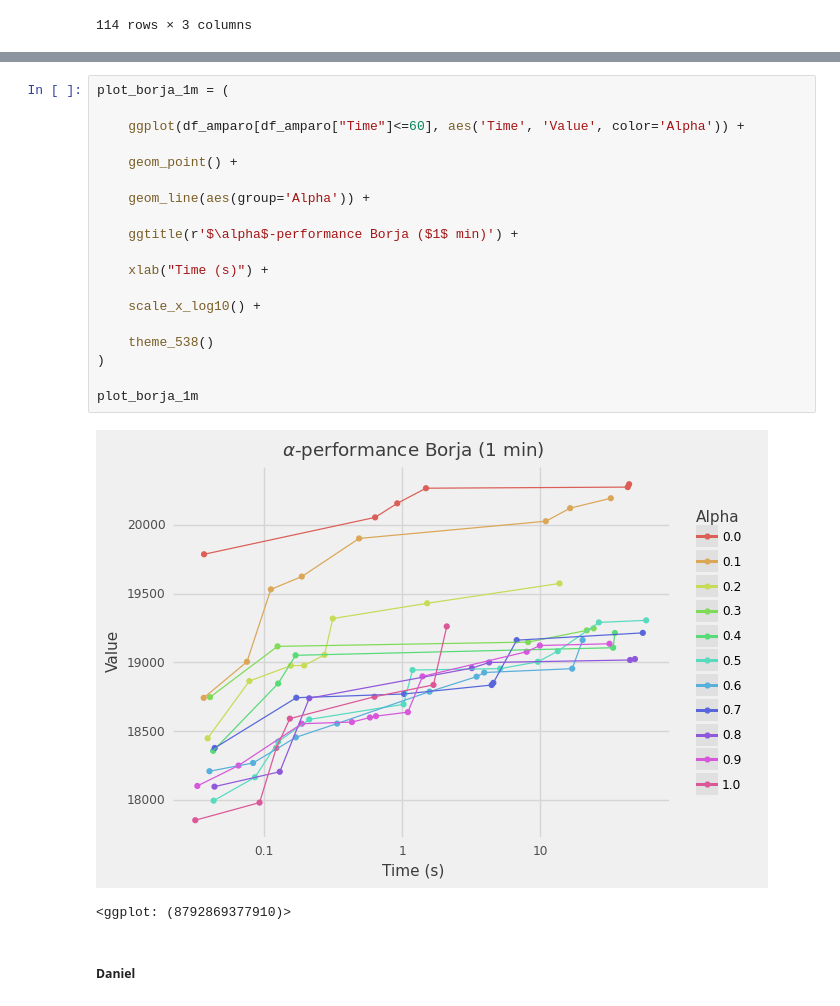
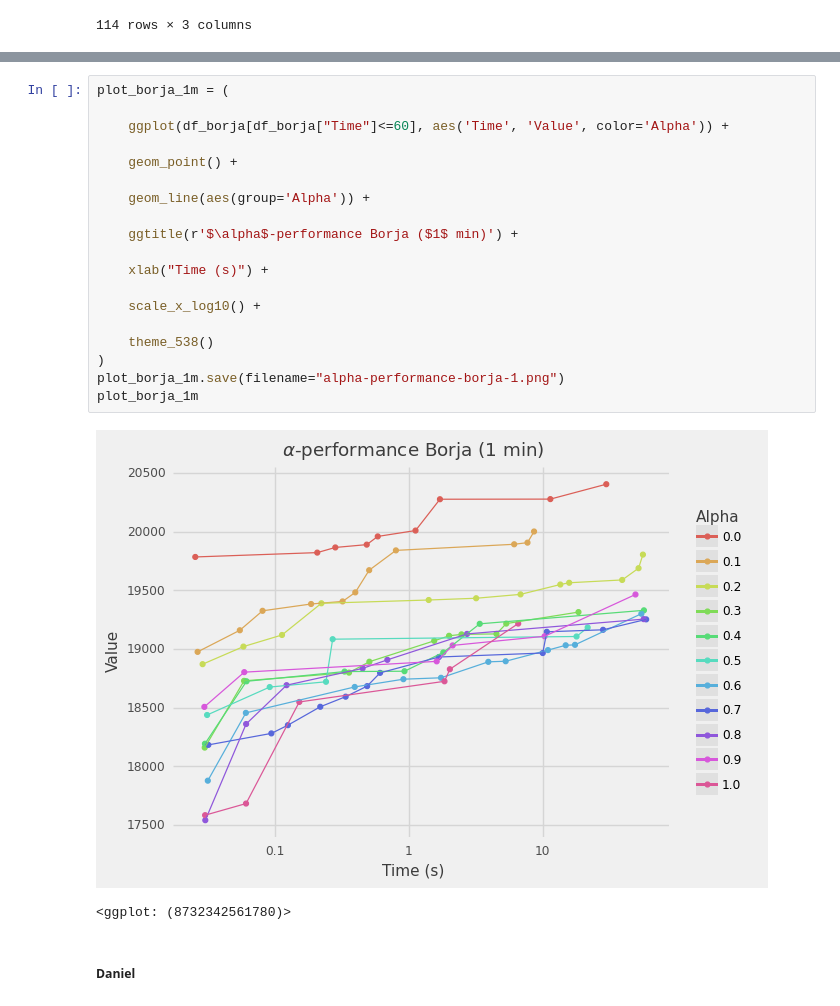
Before and after one commit to AOB-oliver/GRASP-and-GVNS, a Jupyter notebook: Analisis Jupyters/Analisis_alpha.ipynb, the cells around one changed output, grey strips where cells are left out. Cells and saved outputs as stored; diff of their text form.

```diff
--- a/Analisis Jupyters/Analisis_alpha.ipynb
+++ b/Analisis Jupyters/Analisis_alpha.ipynb
@@ -148,25 +134,25 @@ plot_borja
 # %%
 plot_borja_1m = (
 
-    ggplot(df_amparo[df_amparo["Time"]<=60], aes('Time', 'Value', color='Alpha')) +
+    ggplot(df_borja[df_borja["Time"]<=60], aes('Time', 'Value', color='Alpha')) +
 
     geom_point() +
 
     geom_line(aes(group='Alpha')) +
 
     ggtitle(r'$\alpha$-performance Borja ($1$ min)') +
 
     xlab("Time (s)") +
 
     scale_x_log10() +
 
     theme_538()
 )
-
+plot_borja_1m.save(filename="alpha-performance-borja-1.png")
 plot_borja_1m
 # %% [output]
-[figure, old version]
+[figure, new version]
-<ggplot: (8792869377910)>
+<ggplot: (8732342561780)>
 # %% [markdown]
 ##### Daniel
 # %%
```
Also changed, not shown: parts of 16 cells of this notebook, 51 other files.
